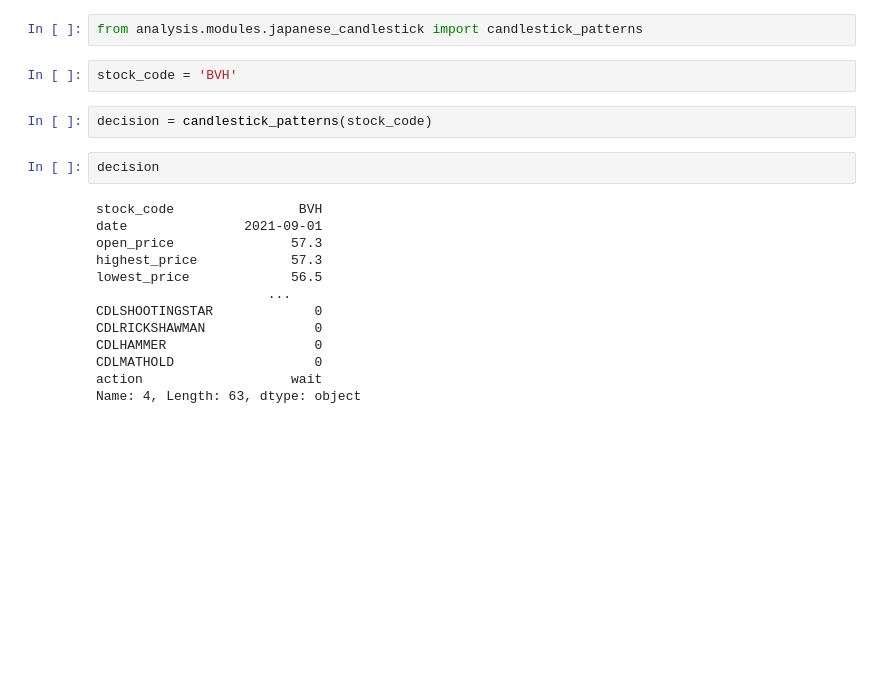
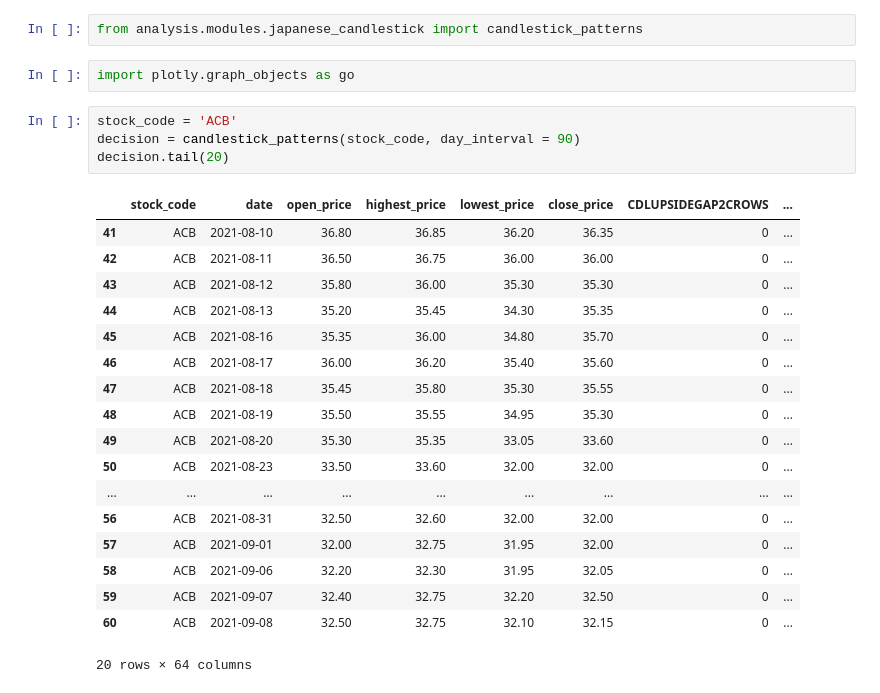
Before and after one commit to crimsonthinker/stock_data_scraper, a Jupyter notebook: analysis/notebook/japanese_candlestick.ipynb, the cells around one changed output. Drawn from its saved outputs; the diff is of its cells as text; blank space fills up the shorter version.

Commit message:
Update japanese candlestick

```diff
--- a/analysis/notebook/japanese_candlestick.ipynb
+++ b/analysis/notebook/japanese_candlestick.ipynb
@@ -3,22 +3,28 @@
 %autoreload 2
 # %%
 from analysis.modules.japanese_candlestick import candlestick_patterns
-# %%
-stock_code = 'BVH'
-# %%
-decision = candlestick_patterns(stock_code)
-# %%
-decision
-# %% [output]
-stock_code                BVH
-date               2021-09-01
-open_price               57.3
-highest_price            57.3
-lowest_price             56.5
-                      ...
-CDLSHOOTINGSTAR             0
-CDLRICKSHAWMAN              0
-CDLHAMMER                   0
-CDLMATHOLD                  0
-action                   wait
-Name: 4, Length: 63, dtype: object
+# %%
+import plotly.graph_objects as go
+# %%
+stock_code = 'ACB'
+decision = candlestick_patterns(stock_code, day_interval = 90)
+decision.tail(20)
+# %% [output]
+|  | stock_code | date | open_price | highest_price | lowest_price | close_price | CDLUPSIDEGAP2CROWS | ... |
+| 41 | ACB | 2021-08-10 | 36.80 | 36.85 | 36.20 | 36.35 | 0 | ... |
+| 42 | ACB | 2021-08-11 | 36.50 | 36.75 | 36.00 | 36.00 | 0 | ... |
+| 43 | ACB | 2021-08-12 | 35.80 | 36.00 | 35.30 | 35.30 | 0 | ... |
+| 44 | ACB | 2021-08-13 | 35.20 | 35.45 | 34.30 | 35.35 | 0 | ... |
+| 45 | ACB | 2021-08-16 | 35.35 | 36.00 | 34.80 | 35.70 | 0 | ... |
+| 46 | ACB | 2021-08-17 | 36.00 | 36.20 | 35.40 | 35.60 | 0 | ... |
+| 47 | ACB | 2021-08-18 | 35.45 | 35.80 | 35.30 | 35.55 | 0 | ... |
+| 48 | ACB | 2021-08-19 | 35.50 | 35.55 | 34.95 | 35.30 | 0 | ... |
+| 49 | ACB | 2021-08-20 | 35.30 | 35.35 | 33.05 | 33.60 | 0 | ... |
+| 50 | ACB | 2021-08-23 | 33.50 | 33.60 | 32.00 | 32.00 | 0 | ... |
+| ... | ... | ... | ... | ... | ... | ... | ... | ... |
+| 56 | ACB | 2021-08-31 | 32.50 | 32.60 | 32.00 | 32.00 | 0 | ... |
+| 57 | ACB | 2021-09-01 | 32.00 | 32.75 | 31.95 | 32.00 | 0 | ... |
+| 58 | ACB | 2021-09-06 | 32.20 | 32.30 | 31.95 | 32.05 | 0 | ... |
+| 59 | ACB | 2021-09-07 | 32.40 | 32.75 | 32.20 | 32.50 | 0 | ... |
+| 60 | ACB | 2021-09-08 | 32.50 | 32.75 | 32.10 | 32.15 | 0 | ... |
+20 rows × 64 columns
```
Also changed, not shown: parts of 1 cell of this notebook, 10 other files.
